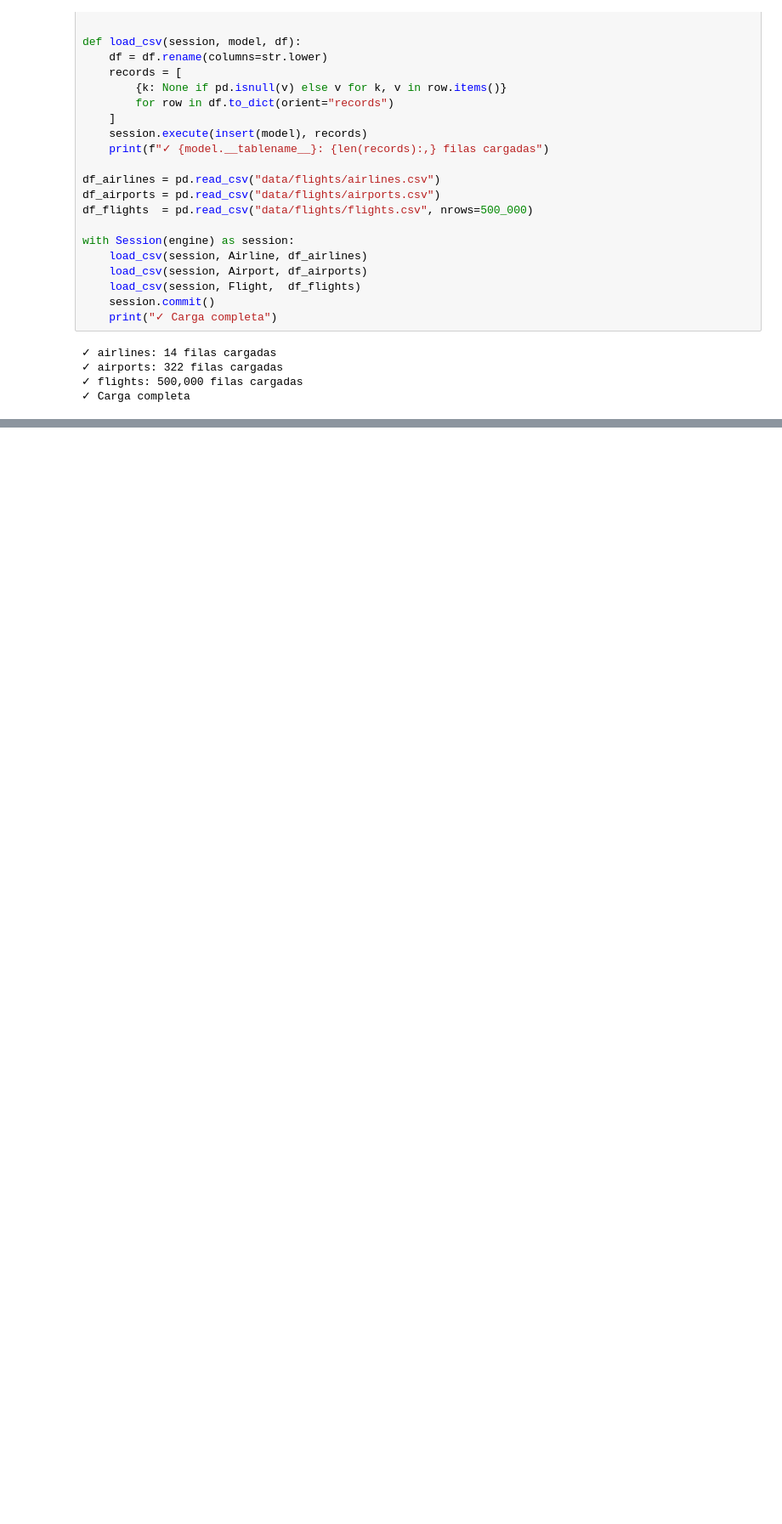
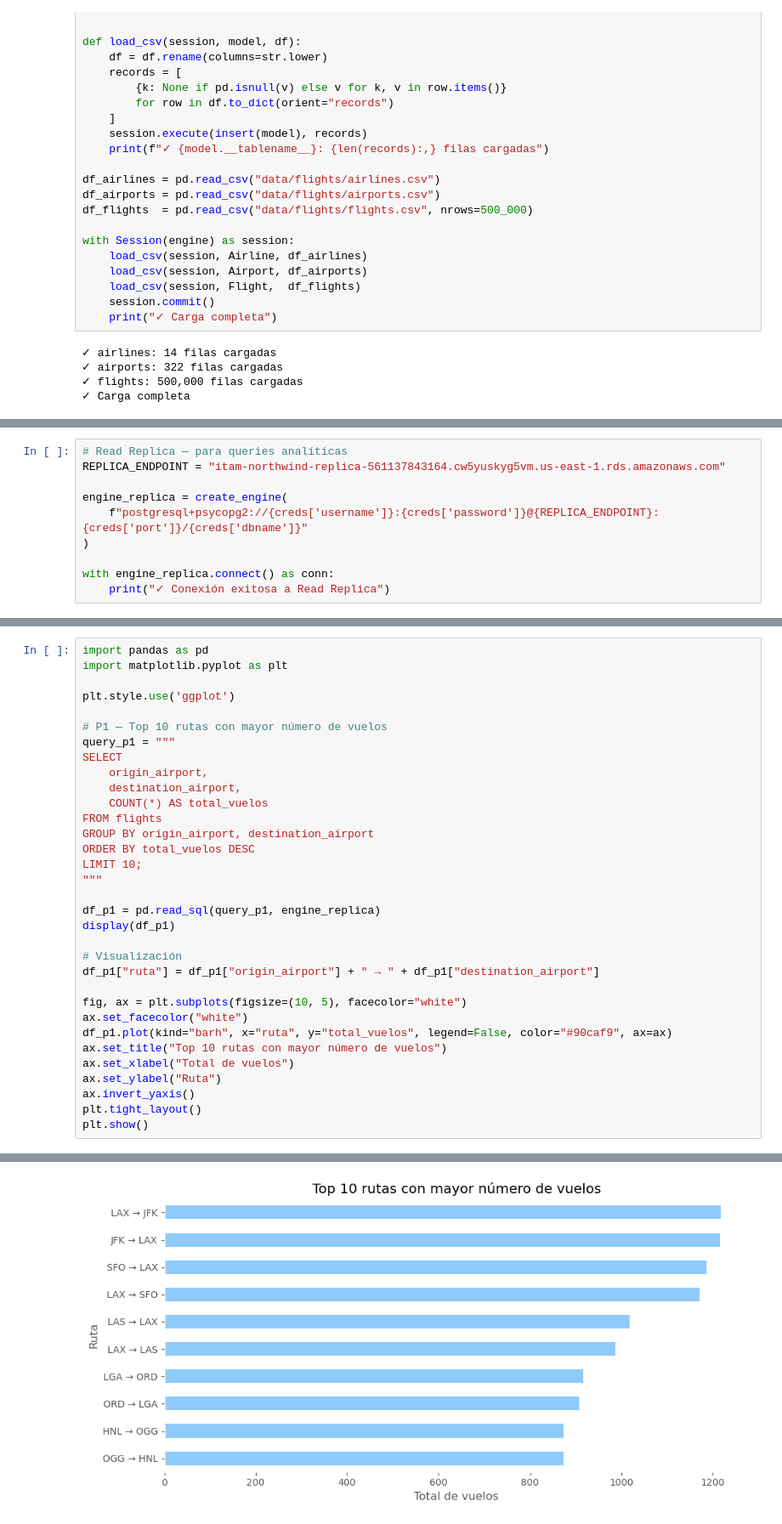
Before and after one commit to anapparedesr/flights-data-engineering-a, a Jupyter notebook: flights_analytics.ipynb, the cells around one changed output, grey strips where cells are left out. Shown at 85% size. Saved outputs shown, nothing was run; the diff lists cells and outputs as text; blank space fills up the shorter version.

Commit message:
feat: add SQL queries and visualizations to notebook

```diff
--- a/flights_analytics.ipynb
+++ b/flights_analytics.ipynb
@@ -106,0 +111,10 @@ with Session(engine) as session:
+# %%
+# Read Replica — para queries analíticas
+REPLICA_ENDPOINT = "itam-northwind-replica-561137843164.cw5yuskyg5vm.us-east-1.rds.amazonaws.com"
+
+engine_replica = create_engine(
+    f"postgresql+psycopg2://{creds['username']}:{creds['password']}@{REPLICA_ENDPOINT}:{creds['port']}/{creds['dbname']}"
+)
+
+with engine_replica.connect() as conn:
+    print("✓ Conexión exitosa a Read Replica")
@@ -106,0 +125,34 @@ with Session(engine) as session:
+# %%
+import pandas as pd
+import matplotlib.pyplot as plt
+
+plt.style.use('ggplot')
+
+# P1 — Top 10 rutas con mayor número de vuelos
+query_p1 = """
+SELECT
+    origin_airport,
+    destination_airport,
+    COUNT(*) AS total_vuelos
+FROM flights
+GROUP BY origin_airport, destination_airport
+ORDER BY total_vuelos DESC
+LIMIT 10;
+"""
+
+df_p1 = pd.read_sql(query_p1, engine_replica)
+display(df_p1)
+
+# Visualización
+df_p1["ruta"] = df_p1["origin_airport"] + " → " + df_p1["destination_airport"]
+
+fig, ax = plt.subplots(figsize=(10, 5), facecolor="white")
+ax.set_facecolor("white")
+df_p1.plot(kind="barh", x="ruta", y="total_vuelos", legend=False, color="#90caf9", ax=ax)
+ax.set_title("Top 10 rutas con mayor número de vuelos")
+ax.set_xlabel("Total de vuelos")
+ax.set_ylabel("Ruta")
+ax.invert_yaxis()
+plt.tight_layout()
+plt.show()
+# %% [output]
@@ -106,0 +170 @@ with Session(engine) as session:
+[figure, added]
```
Also changed, not shown: parts of 12 cells of this notebook.
